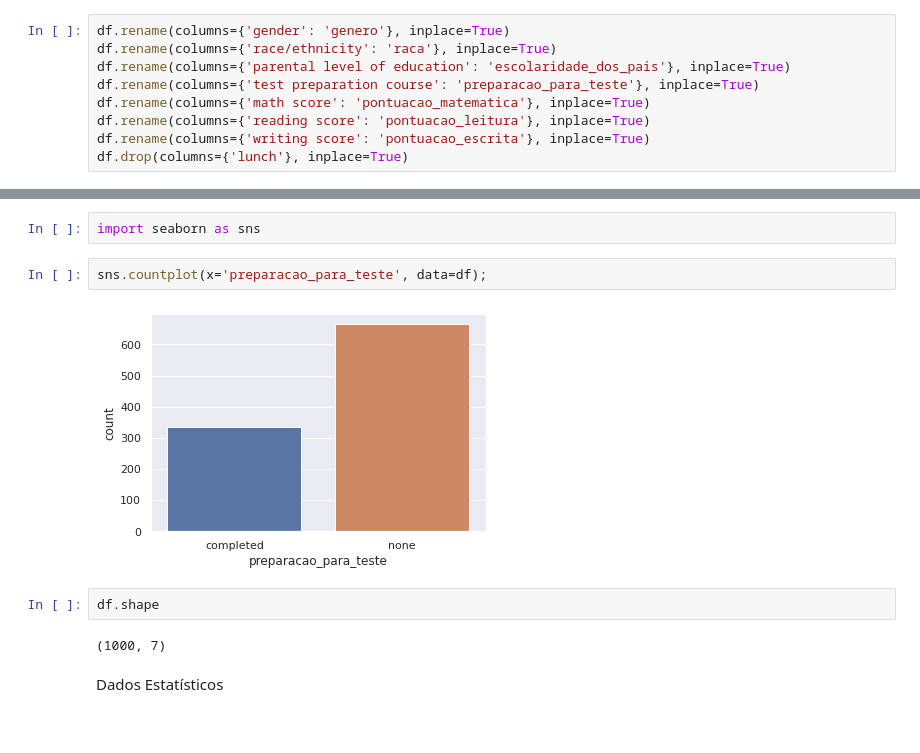
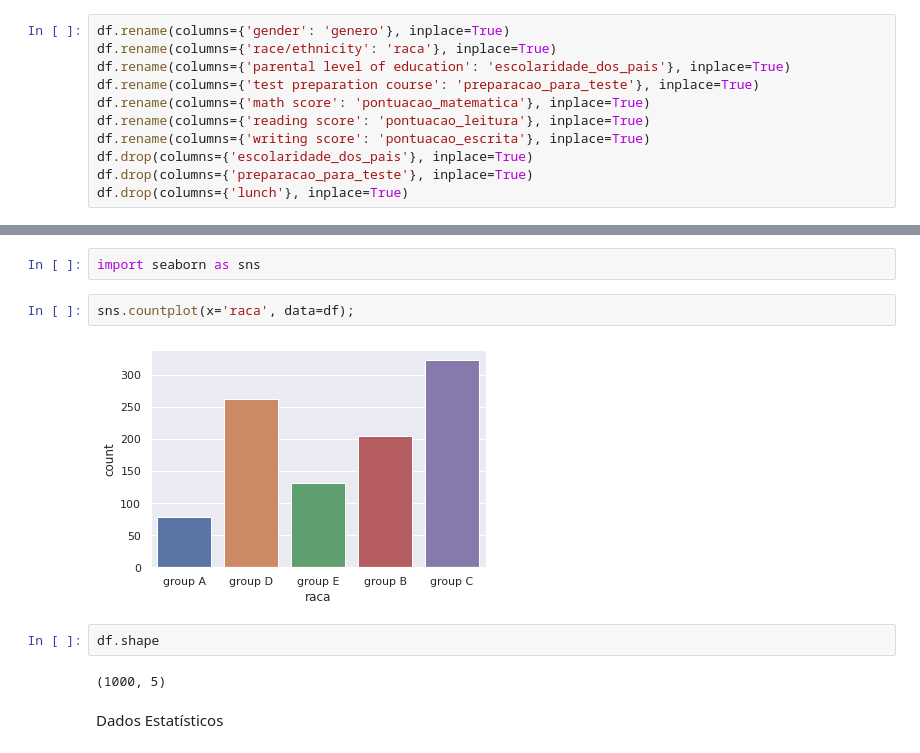
Before and after one commit to danlamberg/DS_AprendizadoMaquina, a Jupyter notebook: AtividadeAvaliativa.ipynb, the cells around one changed output, grey strips where cells are left out. Saved outputs shown, nothing was run; the diff lists cells and outputs as text.

```diff
--- a/AtividadeAvaliativa.ipynb
+++ b/AtividadeAvaliativa.ipynb
@@ -150,6 +150,8 @@ df.rename(columns={'test preparation course': 'preparacao_para_teste'}, inplace=
 df.rename(columns={'math score': 'pontuacao_matematica'}, inplace=True)
 df.rename(columns={'reading score': 'pontuacao_leitura'}, inplace=True)
 df.rename(columns={'writing score': 'pontuacao_escrita'}, inplace=True)
+df.drop(columns={'escolaridade_dos_pais'}, inplace=True)
+df.drop(columns={'preparacao_para_teste'}, inplace=True)
 df.drop(columns={'lunch'}, inplace=True)
 # %%
 df.head()
@@ -175,13 +177,13 @@ Visualização gráfica com Seaborn
 # %%
 import seaborn as sns
 # %%
-sns.countplot(x='preparacao_para_teste', data=df);
+sns.countplot(x='raca', data=df);
 # %% [output]
-[figure, old version]
+[figure, new version]
 # %%
 df.shape
 # %% [output]
-(1000, 7)
+(1000, 5)
 # %% [markdown]
 Dados Estatísticos
 # %%
```
Also changed, not shown: parts of 50 cells of this notebook.
